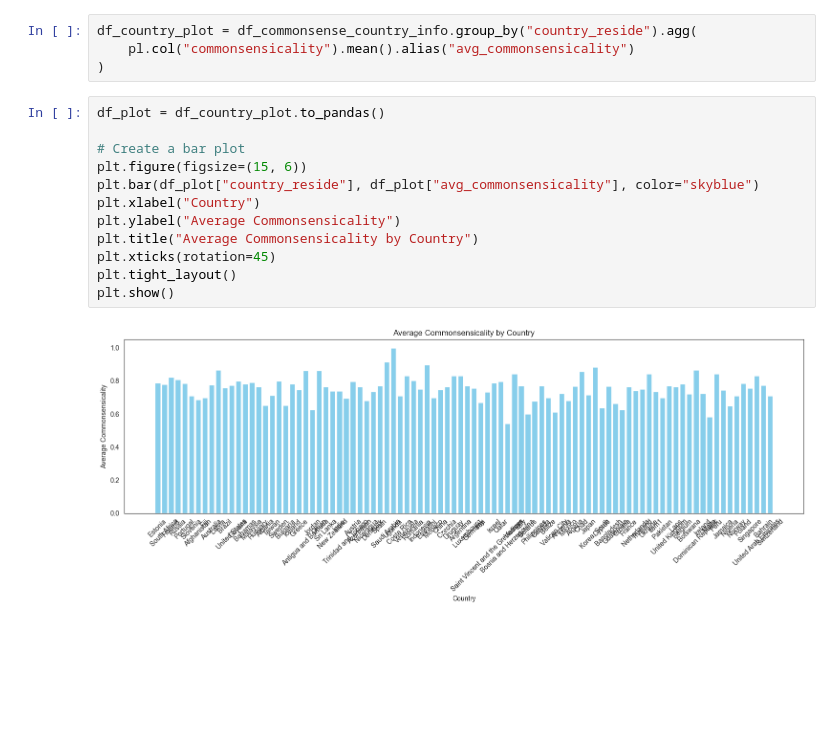
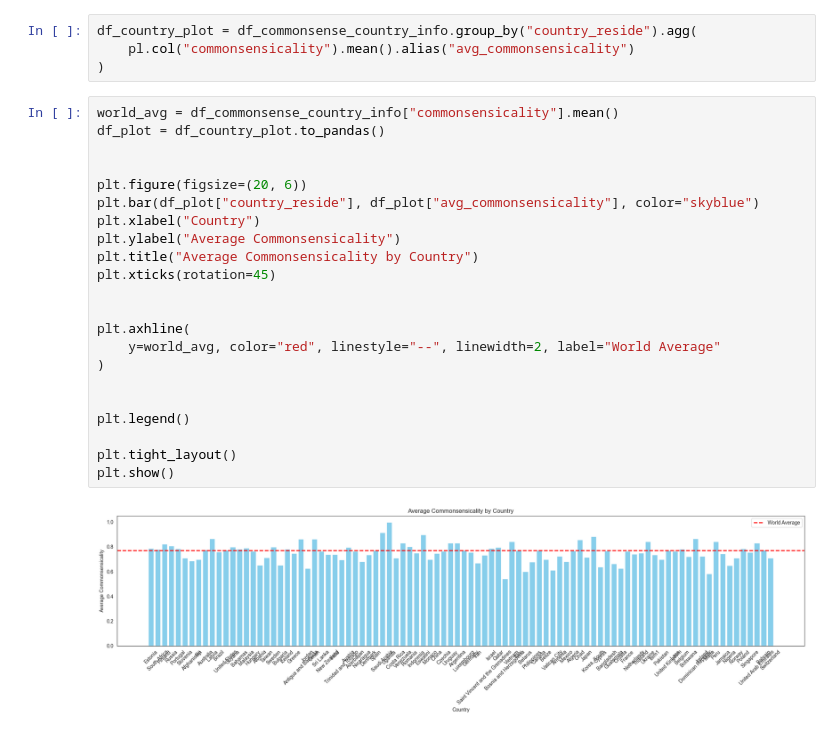
Before and after one commit to Watts-Lab/commonsense-data, a Jupyter notebook: .scripts/dashboard.ipynb, the cells around one changed output. Cells and saved outputs as stored; diff of their text form; blank space fills up the shorter version.

```diff
--- a/.scripts/dashboard.ipynb
+++ b/.scripts/dashboard.ipynb
@@ -753,16 +753,26 @@ df_country_plot = df_commonsense_country_info.group_by("country_reside").agg(
     pl.col("commonsensicality").mean().alias("avg_commonsensicality")
 )
 # %%
+world_avg = df_commonsense_country_info["commonsensicality"].mean()
 df_plot = df_country_plot.to_pandas()
 
-# Create a bar plot
-plt.figure(figsize=(15, 6))
+
+plt.figure(figsize=(20, 6))
 plt.bar(df_plot["country_reside"], df_plot["avg_commonsensicality"], color="skyblue")
 plt.xlabel("Country")
 plt.ylabel("Average Commonsensicality")
 plt.title("Average Commonsensicality by Country")
 plt.xticks(rotation=45)
+
+
+plt.axhline(
+    y=world_avg, color="red", linestyle="--", linewidth=2, label="World Average"
+)
+
+
+plt.legend()
+
 plt.tight_layout()
 plt.show()
 # %% [output]
-[figure, old version]
+[figure, new version]
```
